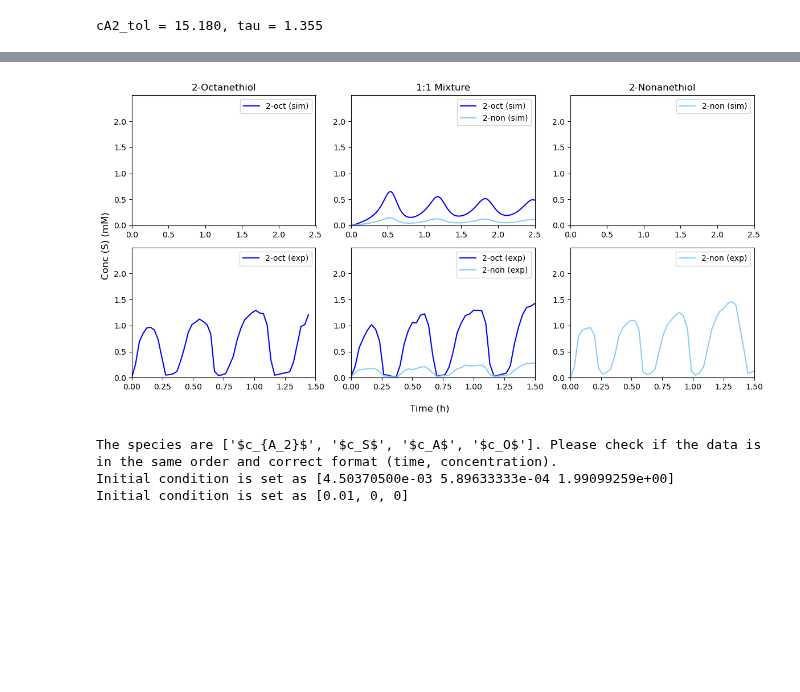
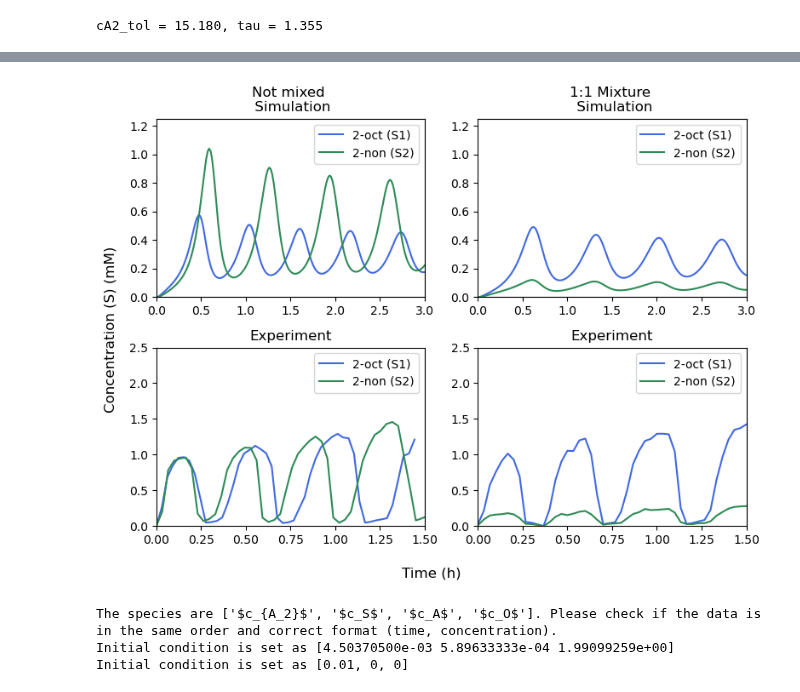
Before and after one commit to Zhiheng419/Chemical_Oscillation_Model, a Jupyter notebook: two_thiols.ipynb, the cells around one changed output, grey strips where cells are left out. Saved outputs shown, nothing was run; the diff lists cells and outputs as text; code cells hidden in the pictures; blank space fills up the shorter version.

```diff
--- a/two_thiols.ipynb
+++ b/two_thiols.ipynb
@@ -60,10 +60,10 @@ def delayed_full_two_thiols_model(delays):
     cA = 2 * (1 - cA2) - lam1 * (cS1 + cM1) - lam2 * (cS2 + cM2)
 
     dcA2dt = cO * cA - 1/2 * alpha1 * (cM1_d2 + r * cM2_d2) * cA2 - 1/2 * alpha2 * (1/r * cM1_d2 + cM2_d2) * cA2 - 1/2 * (theta1 + theta2) * cA2
-    dcS1dt = 1/2 * theta1/lam1 * cA2 - phi1 * cS1 + 1/2 * alpha1/lam1 * (cM1_d2 + r * cM2_d2) * cA2
-    dcS2dt = 1/2 * theta2/lam2 * cA2 - phi2 * cS2 + 1/2 * alpha2/lam2 * (1/r * cM1_d2 + cM2_d2) * cA2
-    dcM1dt = delta1 * (cS1**m1 - cM1) - 1/2 * beta1 * cM1_d1 - 1/2 * (beta1 + beta2) * r * cM2_d1
-    dcM2dt = delta2 * (cS2**m1 - cM2) - 1/2 * beta2 * cM2_d1 - 1/2 * (beta1 + beta2) * 1/r * cM1_d1
+    dcS1dt = 1/2 * theta1/lam1 * cA2 - 1/2 * phi1 * cS1 - 1/4 * (phi1 + phi2) * cS1 + 1/2 * alpha1/lam1 * (cM1_d2 + r * cM2_d2) * cA2 - delta1 * (cS1**m1 - cM1)
+    dcS2dt = 1/2 * theta2/lam2 * cA2 - 1/2 * phi2 * cS2 - 1/4 * (phi1 + phi2) * cS2 + 1/2 * alpha2/lam2 * (1/r * cM1_d2 + cM2_d2) * cA2 - delta2 * (cS2**m2 - cM2)
+    dcM1dt = delta1 * (cS1**m1 - cM1) - (beta1)/2 * cM1_d1 - 1/4 * (beta1 + beta2) * cM1_d1
+    dcM2dt = delta2 * (cS2**m2 - cM2) - (beta2)/2 * cM2_d1 - 1/4 * (beta1 + beta2) * cM2_d1
     dcOdt = ep1 * (1 - cO * cA)
     dde = jitcdde([dcA2dt, dcS1dt, dcS2dt, dcM1dt, dcM2dt, dcOdt], control_pars=[
                   alpha1, beta1, theta1, phi1, ep1, delta1, alpha2, beta2, theta2, phi2, ep2, delta2, lam1, m1, lam2, m2])
@@ -113,7 +109,7 @@ td1, td2 = 0.03, 0.03
 
 #Definition of the model
 alpha, beta, theta, phi, ep, delta = rs_ac / rext, rds_ac / rext, rs / rext, rds / rext, ro / rext, rm / rext
-params1 = np.array([alpha, beta, theta, phi, ep, delta])
+params1 = [ 300,  60,   3,  50      , 892.85714286, 892.85714286]
 consts1 = np.array([lam, m])
 delay = np.array([td1, td2])
 init_cond = np.array([0, 0, 0])
@@ -146,7 +140,7 @@ td1, td2 = 0.03, 0.03
 
 #Definition of the model
 alpha, beta, theta, phi, ep, delta = rs_ac / rext, rds_ac / rext, rs / rext, rds / rext, ro / rext, rm / rext
-params2 = np.array([alpha, beta, theta, phi, ep, delta])
+params2 = [ 10,  30,   1.5,  40, 892.85714286, 892.85714286]
 consts2 = np.array([lam, m])
 delay = np.array([td1, td2])
 init_cond = np.array([0, 0, 0])
@@ -176,6 +166,7 @@ params1, params2
 # %%
-params1 = [ 300,  60,   5,  45      , 892.85714286, 892.85714286]
+params1 = [ 300,  60,   3,  50      , 892.85714286, 892.85714286]
 params2 = [ 10,  30,   1.5,  40, 892.85714286, 892.85714286]
+delay = [0.03, 0.03]
 init_cond = [0, 0, 0, 0, 0, 0]
 mixed_8292 = mixed_delayed_oscillation(delayed_full_two_thiols, delay, params1, params2, consts1, consts2, init_cond)
 fig_mix, axes_mix = mixed_8292.plot(t=6, acc=200)
@@ -192,51 +181,55 @@ tau = 1.34
 t_mix = axes_mix[0, 1].get_lines()[0].get_xdata() * tau
 cS1_mix = axes_mix[0, 1].get_lines()[0].get_ydata() * cmc_82
 cS2_mix = axes_mix[0, 1].get_lines()[1].get_ydata() * cmc_92
 t1 = axes_82[1].get_lines()[0].get_xdata() * tau
 t2 = axes_92[1].get_lines()[0].get_xdata() * tau
 cS1 = axes_82[1].get_lines()[0].get_ydata() * cmc_82
 cS2 = axes_92[1].get_lines()[0].get_ydata() * cmc_92
 
 t1_exp = df_c82LM['tS'] * tau
 t2_exp = df_c92LM['tS'] * tau
 cS1_exp = df_c82LM['cS'] * cmc_82
 cS2_exp = df_c92LM['cS'] * cmc_92
 tmix_exp = df_mix89LM['tS']
 cS1_mix_exp = df_mix89LM['cS28']
 cS2_mix_exp = df_mix89LM['cS29']
-fig, ax = plt.subplots(2, 3, figsize=(12, 6))
-ax[0, 0].plot(t1, cS1, label='2-oct (sim)', color='blue')
-ax[0, 1].plot(t_mix, cS1_mix, label='2-oct (sim)', color='blue')
-ax[0, 1].plot(t_mix, cS2_mix, label='2-non (sim)', color='lightskyblue')
-ax[0, 2].plot(t2, cS2, label='2-non (sim)', color='lightskyblue')
 
-ax[1, 0].plot(t1_exp, cS1_exp, label='2-oct (exp)', color='blue')
-ax[1, 1].plot(tmix_exp, cS1_mix_exp, label='2-oct (exp)', color='blue')
-ax[1, 1].plot(tmix_exp, cS2_mix_exp, label='2-non (exp)', color='lightskyblue')
-ax[1, 2].plot(t2_exp, cS2_exp, label='2-non (exp)', color='lightskyblue')
+fig, ax = plt.subplots(2, 2, figsize=(8, 6))
+ax[0, 0].plot(t1, cS1, label='2-oct (S1)', color='royalblue')
+ax[0, 0].plot(t2, cS2, label='2-non (S2)', color='seagreen')
+ax[0, 1].plot(t_mix, cS1_mix, label='2-oct (S1)', color='royalblue')
+ax[0, 1].plot(t_mix, cS2_mix, label='2-non (S2)', color='seagreen')
 
-ax[0, 0].set_title('2-Octanethiol')
-ax[0, 1].set_title('1:1 Mixture')
-ax[0, 2].set_title('2-Nonanethiol')
+
+ax[1, 0].plot(t1_exp, cS1_exp, label='2-oct (S1)', color='royalblue')
+ax[1, 1].plot(tmix_exp, cS1_mix_exp, label='2-oct (S1)', color='royalblue')
+ax[1, 1].plot(tmix_exp, cS2_mix_exp, label='2-non (S2)', color='seagreen')
+ax[1, 0].plot(t2_exp, cS2_exp, label='2-non (S2)', color='seagreen')
+
+ax[0, 0].set_title('Not mixed \n Simulation')
+ax[0, 1].set_title('1:1 Mixture \n Simulation')
+
+ax[1, 0].set_title('Experiment')
+ax[1, 1].set_title('Experiment')
 
 for a in ax[0]:
-    a.set_xlim(0, 2.5)
+    a.set_xlim(0, 3)
+    a.set_ylim(0, 1.25)
 
 for a in ax[1]:
     a.set_xlim(0, 1.5)
+    a.set_ylim(0, 2.5)
 
 for a in ax.flatten():
     a.legend(loc="upper right")
-    a.set_ylim(0, 2.5)
-    a.set_yticks([0, 0.5, 1, 1.5, 2])
 
 fig.supxlabel('Time (h)')
-fig.supylabel('Conc (S) (mM)')
+fig.supylabel('Concentration (S) (mM)')
 plt.tight_layout()
 
-fig.savefig('figs/C82+C92_osc_LM.png', dpi=300, bbox_inches='tight')
+fig.savefig('figs/mix.png', dpi=300, bbox_inches='tight')
 # %% [output]
-[figure, old version]
+[figure, new version]
 # %%
 def input_expdata(files: str, params: list|np.ndarray) -> pd.DataFrame :
     df = pd.read_csv(files)
```
Also changed, not shown: parts of 8 cells of this notebook, 2 other files.
